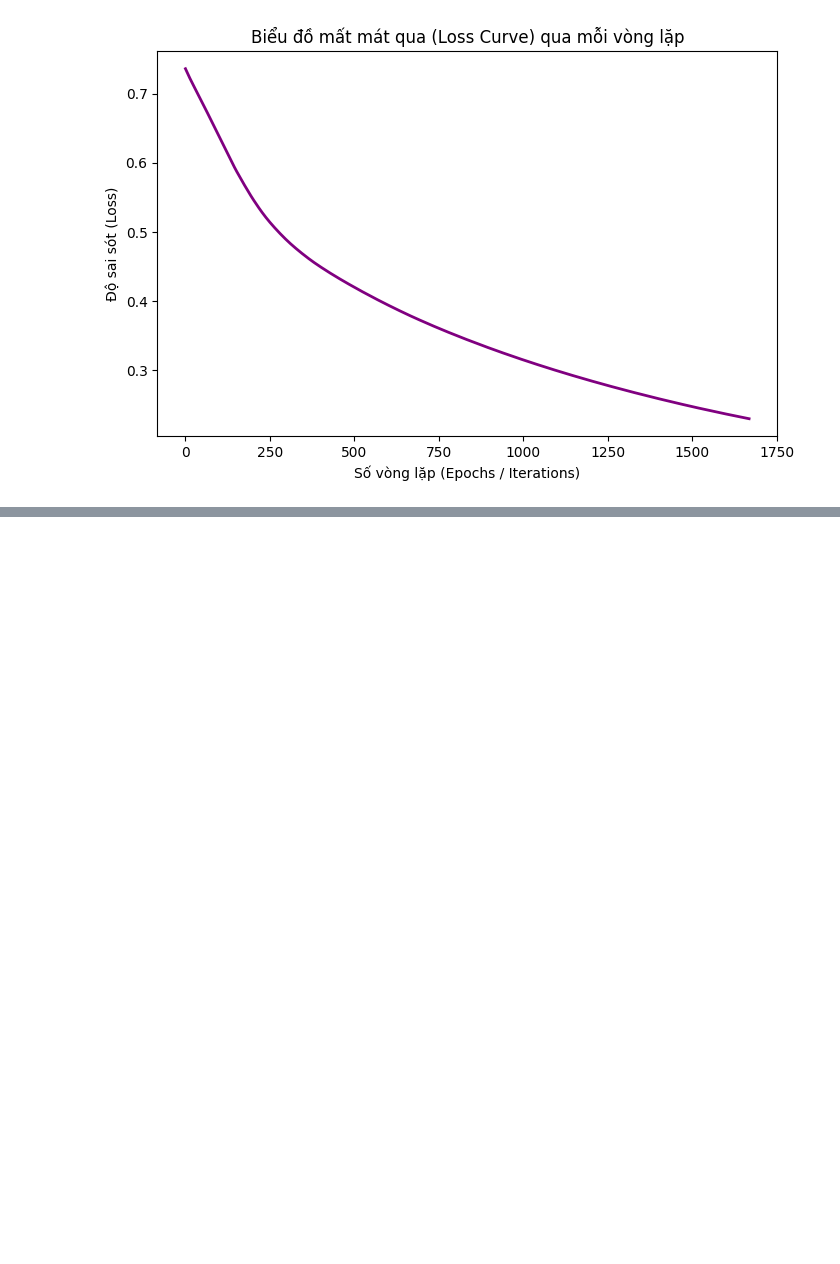
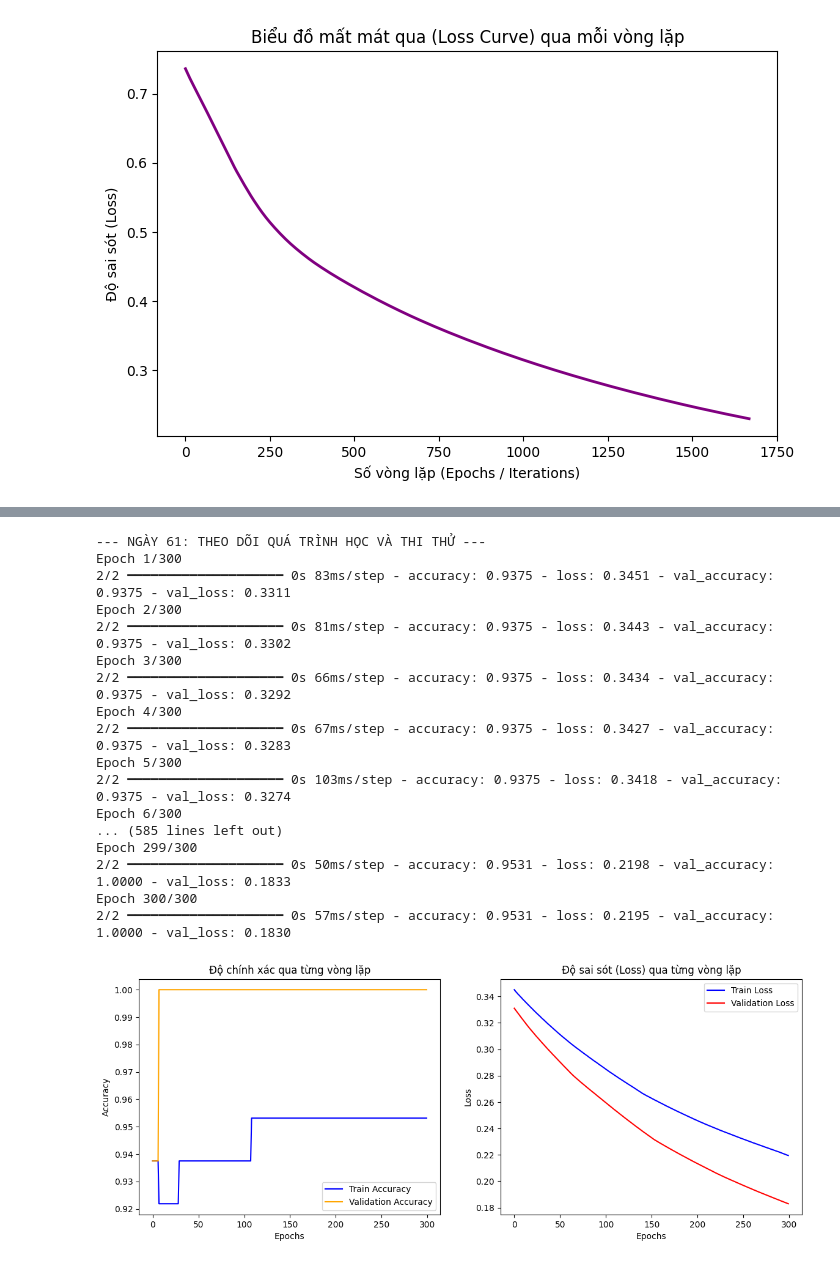
Before and after one commit to DucMinh26/AI, a Jupyter notebook: Jarvis_Project/notebooks/DeepLearning.ipynb, the cells around one changed output, grey strips where cells are left out. Drawn from its saved outputs; the diff is of its cells as text; code cells hidden in the pictures; blank space fills up the shorter version.

```diff
--- a/Jarvis_Project/notebooks/DeepLearning.ipynb
+++ b/Jarvis_Project/notebooks/DeepLearning.ipynb
@@ -249,32 +249,51 @@ print("\n--- NGÀY 61: THEO DÕI QUÁ TRÌNH HỌC VÀ THI THỬ ---")
 
 
 #1. Huấn luyện lại từ đầu, thêm thông số validation_split=0.2
 #Cắt 20% dữ liệu Train ra để thi thử (Validation) sau mỗi vòng
-lich_su_hoc_tf = model_tf.fit(X_train_scaled, y_train, epochs=100, validation_split=0.2, verbose=0)
+lich_su_hoc_tf = model_tf.fit(X_train_scaled, y_train, epochs=300, validation_split=0.2, verbose=1, batch_size=32)
 
 #2. Lấy dữ liệu điểm số từ lịch sử
 acc_train = lich_su_hoc_tf.history['accuracy']
 acc_val = lich_su_hoc_tf.history['val_accuracy']
 loss_train = lich_su_hoc_tf.history['loss']
 loss_val = lich_su_hoc_tf.history['val_loss']
 
 #3. Vẽ biểu đồ kép
-fig, axes = plt.subplot(1,2,figsize=(14,5))
+fig, axes = plt.subplots(1,2,figsize=(14,5))
 
 #Biểu đồ 1: Độ chính xác (Accuracy) - càng cao càng tốt
 axes[0].plot(acc_train, label='Train Accuracy', color='blue')
 axes[0].plot(acc_val, label='Validation Accuracy', color='orange')
 axes[0].set_title("Độ chính xác qua từng vòng lặp")
 axes[0].set_xlabel('Epochs')
 axes[0].set_ylabel('Accuracy')
 axes[0].legend()
 
 #Biểu đồ 2: Mất mát (Loss) - Càng thấp càng tốt
 axes[1].plot(loss_train, label='Train Loss', color='blue')
 axes[1].plot(loss_val, label='Validation Loss', color='red')
 axes[1].set_title("Độ sai sót (Loss) qua từng vòng lặp")
 axes[1].set_xlabel("Epochs")
 axes[1].set_ylabel("Loss")
 axes[1].legend()
 
 plt.show()
+# %% [output]
+--- NGÀY 61: THEO DÕI QUÁ TRÌNH HỌC VÀ THI THỬ ---
+Epoch 1/300
+2/2 ━━━━━━━━━━━━━━━━━━━━ 0s 83ms/step - accuracy: 0.9375 - loss: 0.3451 - val_accuracy: 0.9375 - val_loss: 0.3311
+Epoch 2/300
+2/2 ━━━━━━━━━━━━━━━━━━━━ 0s 81ms/step - accuracy: 0.9375 - loss: 0.3443 - val_accuracy: 0.9375 - val_loss: 0.3302
+Epoch 3/300
+2/2 ━━━━━━━━━━━━━━━━━━━━ 0s 66ms/step - accuracy: 0.9375 - loss: 0.3434 - val_accuracy: 0.9375 - val_loss: 0.3292
+Epoch 4/300
+2/2 ━━━━━━━━━━━━━━━━━━━━ 0s 67ms/step - accuracy: 0.9375 - loss: 0.3427 - val_accuracy: 0.9375 - val_loss: 0.3283
+Epoch 5/300
+2/2 ━━━━━━━━━━━━━━━━━━━━ 0s 103ms/step - accuracy: 0.9375 - loss: 0.3418 - val_accuracy: 0.9375 - val_loss: 0.3274
+Epoch 6/300
+... (585 lines left out)
+Epoch 299/300
+2/2 ━━━━━━━━━━━━━━━━━━━━ 0s 50ms/step - accuracy: 0.9531 - loss: 0.2198 - val_accuracy: 1.0000 - val_loss: 0.1833
+Epoch 300/300
+2/2 ━━━━━━━━━━━━━━━━━━━━ 0s 57ms/step - accuracy: 0.9531 - loss: 0.2195 - val_accuracy: 1.0000 - val_loss: 0.1830
+[figure, added]
```
Also changed, not shown: parts of 2 cells of this notebook.
